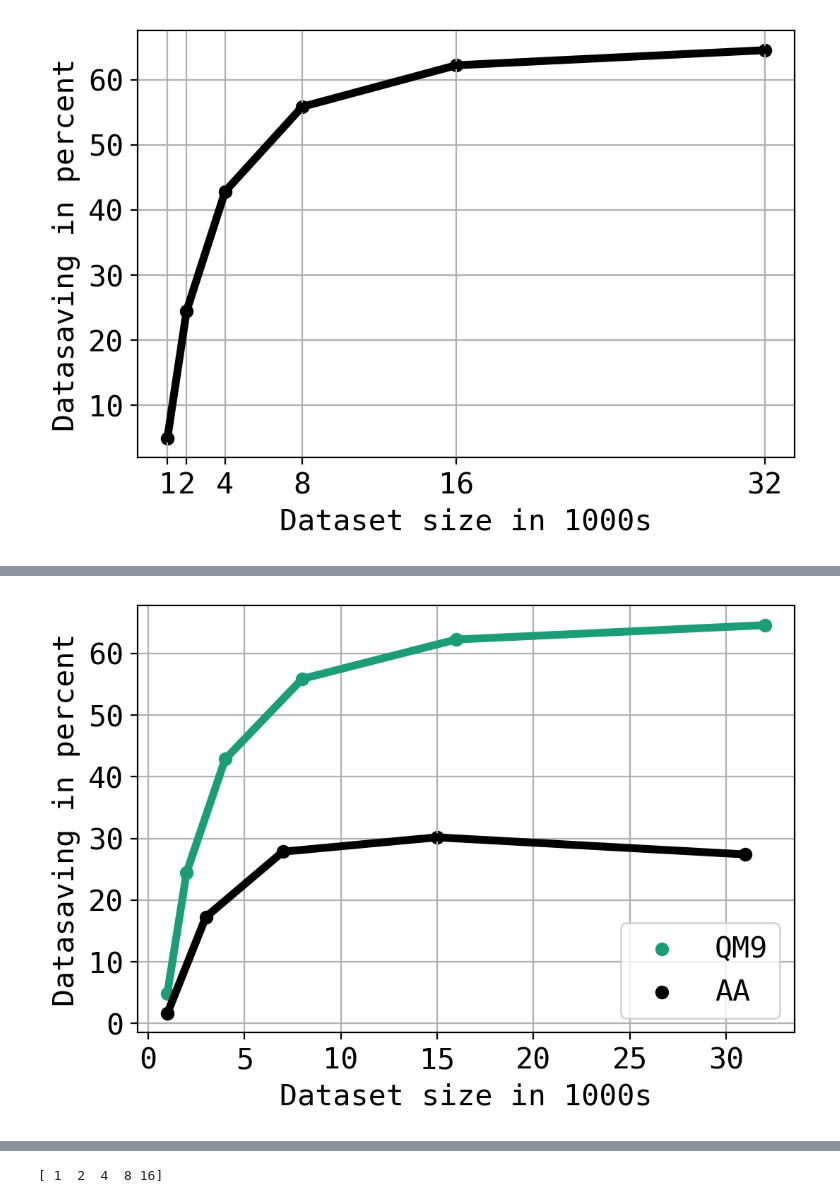
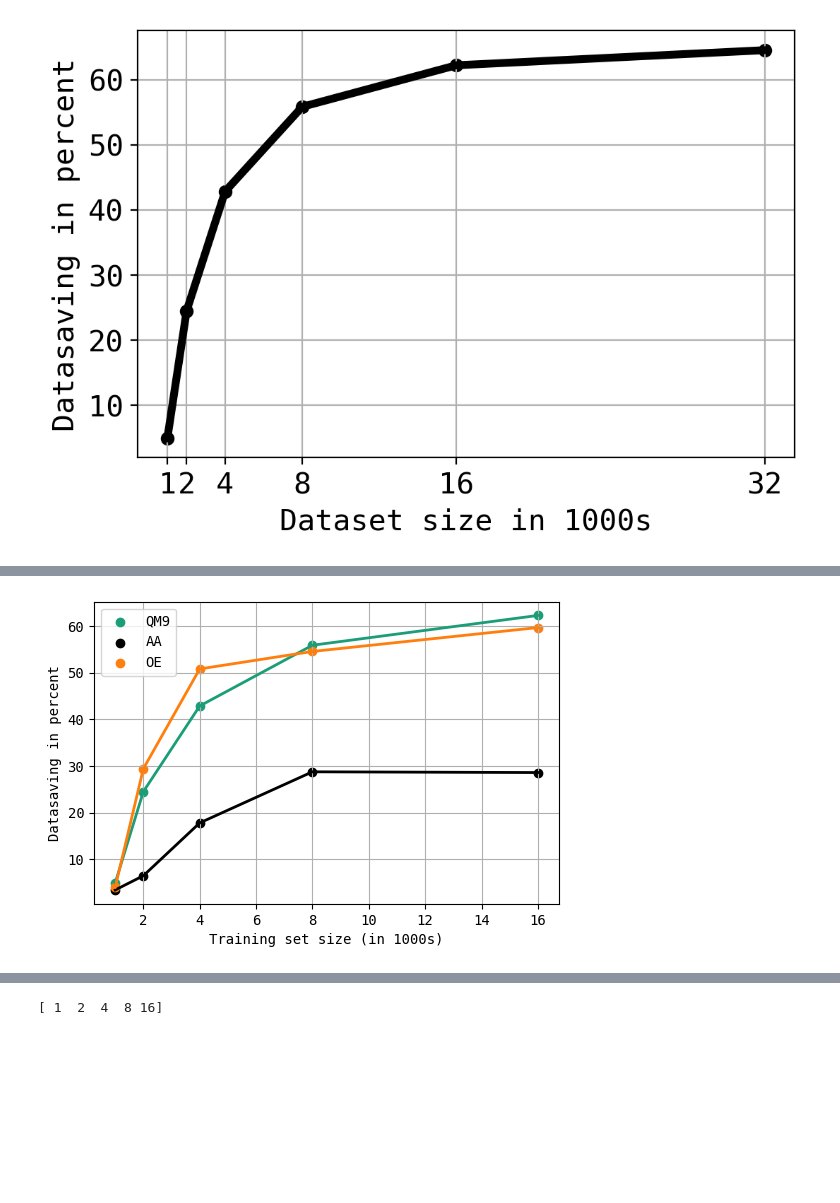
Before and after one commit to kunalghosh/Multi_Fidelity_Prediction_GP, a Jupyter notebook: mfgp/task1_new/puhti_runs/MakePlots.ipynb, the cells around one changed output, grey strips where cells are left out. Saved outputs shown, nothing was run; the diff lists cells and outputs as text; code cells hidden in the pictures; blank space fills up the shorter version.

```diff
--- a/mfgp/task1_new/puhti_runs/MakePlots.ipynb
+++ b/mfgp/task1_new/puhti_runs/MakePlots.ipynb
@@ -198,11 +198,11 @@ plt.ylim(0.1, 0.3)
 # %%
-aa_a = pd.read_csv("csv_files/Active_learning_results - OE_A_EXP.csv")[:-1]
-aa_d = pd.read_csv("csv_files/Active_learning_results - OE_D_EXP.csv")[:-1]
+aa_a = pd.read_csv("csv_files/old_csvs/Active_learning_results - OE_A_EXP.csv")
+aa_d = pd.read_csv("csv_files/old_csvs/Active_learning_results - OE_D_EXP.csv")
 
 means, stds, batch_sizes = get_means_stds_batchsize(aa_a,aa_d)
 print(batch_sizes)
 set_mpl_params(matplotlib)
 labs, labels = get_labels()
 plot_strategy_a_vs_d(dataset_name = "OE", means=means, stds=stds, labels=labels)
-plt.ylim()
+plt.ylim(0.1, 0.35)
 # %% [output]
@@ -390,10 +390,15 @@ plot_data_savings(strategy_a_file = "csv_files/Active_learning_results - QM9_A_E
  array([ 1,  3,  7, 15, 31]))
 [figure]
 # %%
-savings_qm9, batch_size_qm9 = plot_data_savings(strategy_a_file = "csv_files/Active_learning_results - QM9_A_EXP.csv",
-                  strategy_d_file = "csv_files/Active_learning_results - QM9_D_EXP.csv",
-                  batch_size=1,
+savings_qm9, batch_size_qm9 = plot_data_savings(strategy_a_file = "csv_files/old_csvs/Active_learning_results - QM9_A_EXP.csv",
+                  strategy_d_file = "csv_files/old_csvs/Active_learning_results - QM9_D_EXP.csv",
+                  batch_size=None,
                   percentage=True) # 1 for 1k, 2 for 2k etc
 # %% [output]
 [ 0.04893794  0.48989654  1.71384548  4.4687283   9.95863202 20.66008899]
 [figure]
+# %%
+savings_oe, batch_size_oe = plot_data_savings(strategy_a_file = "csv_files/old_csvs/Active_learning_results - OE_A_EXP.csv",
+                                                strategy_d_file = "csv_files/old_csvs/Active_learning_results - OE_D_EXP.csv",
+                                                batch_size=None,
+                                                percentage=True) # 1 for 1k, 2 for 2k etc
@@ -399,0 +408,5 @@ savings_qm9, batch_size_qm9 = plot_data_savings(strategy_a_file = "csv_files/Act
+# %%
+savings_aa, batch_size_aa = plot_data_savings(strategy_a_file = "csv_files/old_csvs/Active_learning_results - AA_A_EXP.csv",
+                                                strategy_d_file = "csv_files/old_csvs/Active_learning_results - AA_D_EXP.csv",
+                                                batch_size=None,
+                                                percentage=True) # 1 for 1k, 2 for 2k etc
@@ -400,20 +416,27 @@ savings_qm9, batch_size_qm9 = plot_data_savings(strategy_a_file = "csv_files/Act
 # %%
-def plot_datasavings_qm9_aa():
-    set_mpl_params(matplotlib)
+def plot_datasavings_qm9_aa_oe(batch_size_qm9,savings_qm9,batch_size_aa,savings_aa,batch_size_oe,savings_oe):
+    set_mpl_params_meeting(matplotlib)
+
+    batch_size_qm9 = batch_size_qm9[:-1]
+    savings_qm9 = savings_qm9[:-1]
     plt.plot(batch_size_qm9, savings_qm9, color="#1b9e77")
     plt.scatter(batch_size_qm9, savings_qm9, color="#1b9e77", label="QM9")
 
     plt.plot(batch_size_aa, savings_aa, color="k")
     plt.scatter(batch_size_aa, savings_aa, color="k", label="AA")
 
+    plt.plot(batch_size_oe, savings_oe, color="tab:orange")
+    plt.scatter(batch_size_oe, savings_oe, color="tab:orange", label="OE")
+
     # plt.xscale("linear")
     plt.legend()
     #plt.xticks(batch_sizes)
-    plt.xlabel("Dataset size in 1000s")
+    plt.xlabel("Training set size (in 1000s)")
     plt.ylabel("Datasaving in percent")
     plt.grid()
+    plt.savefig("DataSavings.png")
 
-plot_datasavings_qm9_aa()
+plot_datasavings_qm9_aa_oe(batch_size_qm9,savings_qm9,batch_size_aa,savings_aa,batch_size_oe,savings_oe)
 # %% [output]
-[figure, old version]
+[figure, new version]
 # %%
```
Also changed, not shown: parts of 9 cells of this notebook, 22 other files.
